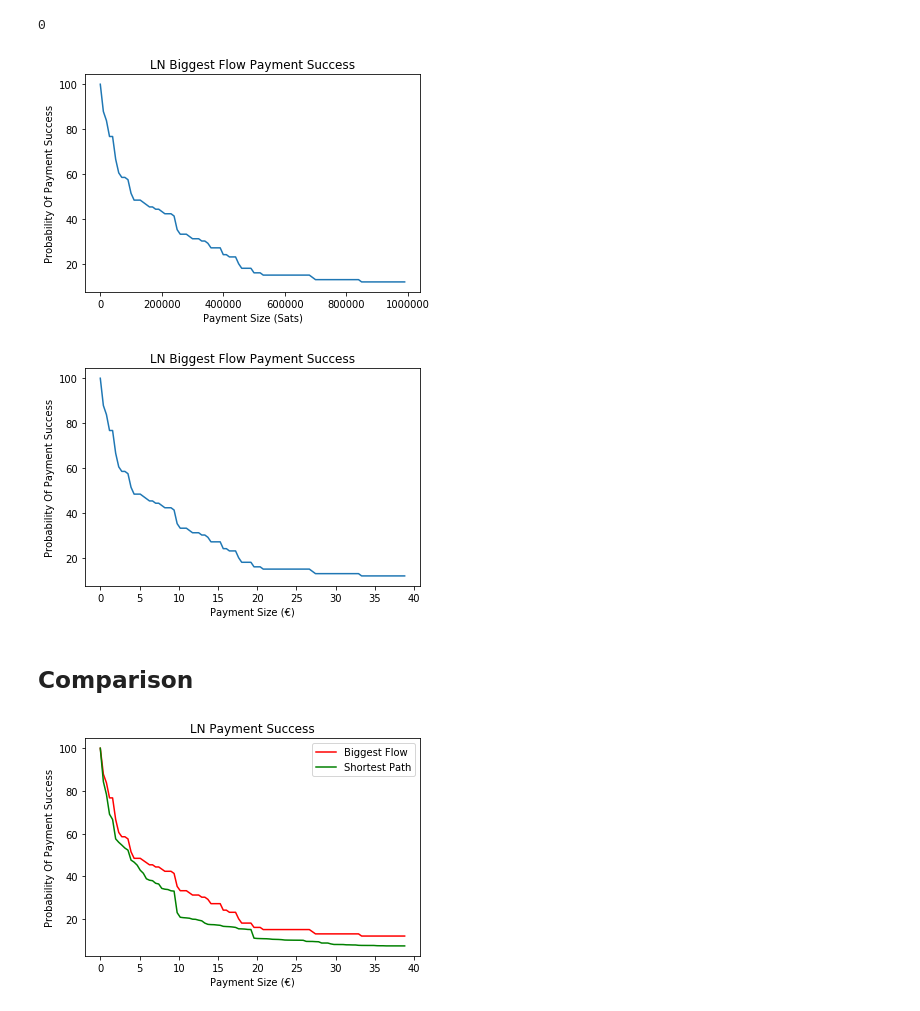
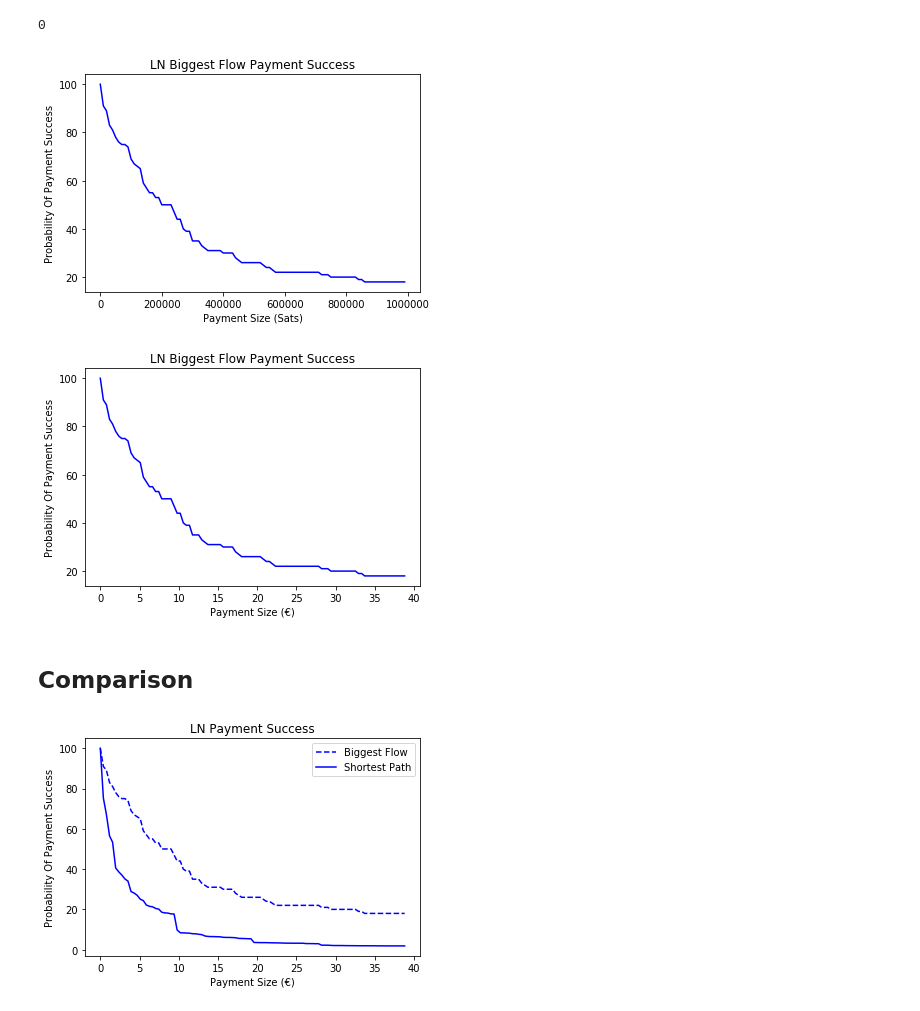
Before and after one commit to jsmvalente/lightningRoutingStudy, a Jupyter notebook: notebooks/flowStudy_v2.ipynb, the cells around one changed output. Cells and saved outputs as stored; diff of their text form; code cells hidden in the pictures.

```diff
--- a/notebooks/flowStudy_v2.ipynb
+++ b/notebooks/flowStudy_v2.ipynb
@@ -7,7 +7,7 @@ import networkx as nx
 import numpy as np
 import time
 # Open adjencency list file and build the undirected graph
-f=open("../lightningAdjList.txt", 'rb')
+f=open("../lightningAdjList_26Out.txt", 'rb')
 G=nx.read_multiline_adjlist(f)
 f.close()
 
@@ -44,17 +44,20 @@ for source, paths in shortest_paths.items():
         # Reset threshold capacity
         minCap = 10**10
 
-        # Iterate through edges of path and get threshold capacity
-        for nodeNumber in range(1, len(path) - 1):
+        # Make sure we only consider paths to other nodes
+        if len(path) > 1:
 
-            edgeCap = (G.get_edge_data(path[nodeNumber], path[nodeNumber + 1]))["capacity"]
-            if edgeCap < minCap:
-                minCap = edgeCap
+            # Iterate through edges of path and get threshold capacity
+            for nodeNumber in range(0, len(path) - 1):
 
-        # Save threshold against predefined capacities
-        for i in range(0,100):
-            if 10000*i < minCap:
-                pathsWithCapacity[i]+=1
+                edgeCap = (G.get_edge_data(path[nodeNumber], path[nodeNumber + 1]))["capacity"]
+                if edgeCap < minCap:
+                    minCap = edgeCap
+
+            # Save threshold against predefined capacities
+            for i in range(0,100):
+                if 10000*i < minCap:
+                    pathsWithCapacity[i]+=1
 # %%
 import matplotlib.pyplot as plt
 
@@ -131,7 +134,7 @@ totalFlows = flowsWithCapacity[0]
 paymentProbFlow = [(i/totalFlows)*100 for i in flowsWithCapacity]
 paymentSizeFlow = [10000*i for i in range(0,100)]
 
-plt.plot(paymentSizeFlow, paymentProbFlow)
+plt.plot(paymentSizeFlow, paymentProbFlow, 'b')
 plt.title("LN Biggest Flow Payment Success")
 plt.ylabel("Probability Of Payment Success")
 plt.xlabel("Payment Size (Sats)")
@@ -143,27 +146,27 @@ totalFlows = flowsWithCapacity[0]
 paymentProbFlow = [(i/totalFlows)*100 for i in flowsWithCapacity]
 paymentSizeFlow = [(10000*i)*0.00003920 for i in range(0,100)]
 
-plt.plot(paymentSizeFlow, paymentProbFlow)
+plt.plot(paymentSizeFlow, paymentProbFlow, 'b')
 plt.title("LN Biggest Flow Payment Success")
 plt.ylabel("Probability Of Payment Success")
 plt.xlabel("Payment Size (€)")
 
 plt.show()
 # %% [output]
-[figure, old version]
+[figure, new version]
-[figure, old version]
+[figure, new version]
 # %% [markdown]
 ## Comparison
 # %%
 #Compare the two graphs
 
 plt.title("LN Payment Success")
 plt.ylabel("Probability Of Payment Success")
 plt.xlabel("Payment Size (€)")
 
-plt.plot(paymentSizeFlow, paymentProbFlow, 'r', label="Biggest Flow")
-plt.plot(paymentSizePath, paymentProbPath, 'g', label="Shortest Path")
+plt.plot(paymentSizeFlow, paymentProbFlow, 'b', linestyle='--', label="Biggest Flow")
+plt.plot(paymentSizePath, paymentProbPath, 'b', label="Shortest Path")
 plt.legend()
 plt.show()
 # %% [output]
-[figure, old version]
+[figure, new version]
```
Also changed, not shown: parts of 2 cells of this notebook, 2 other files.
